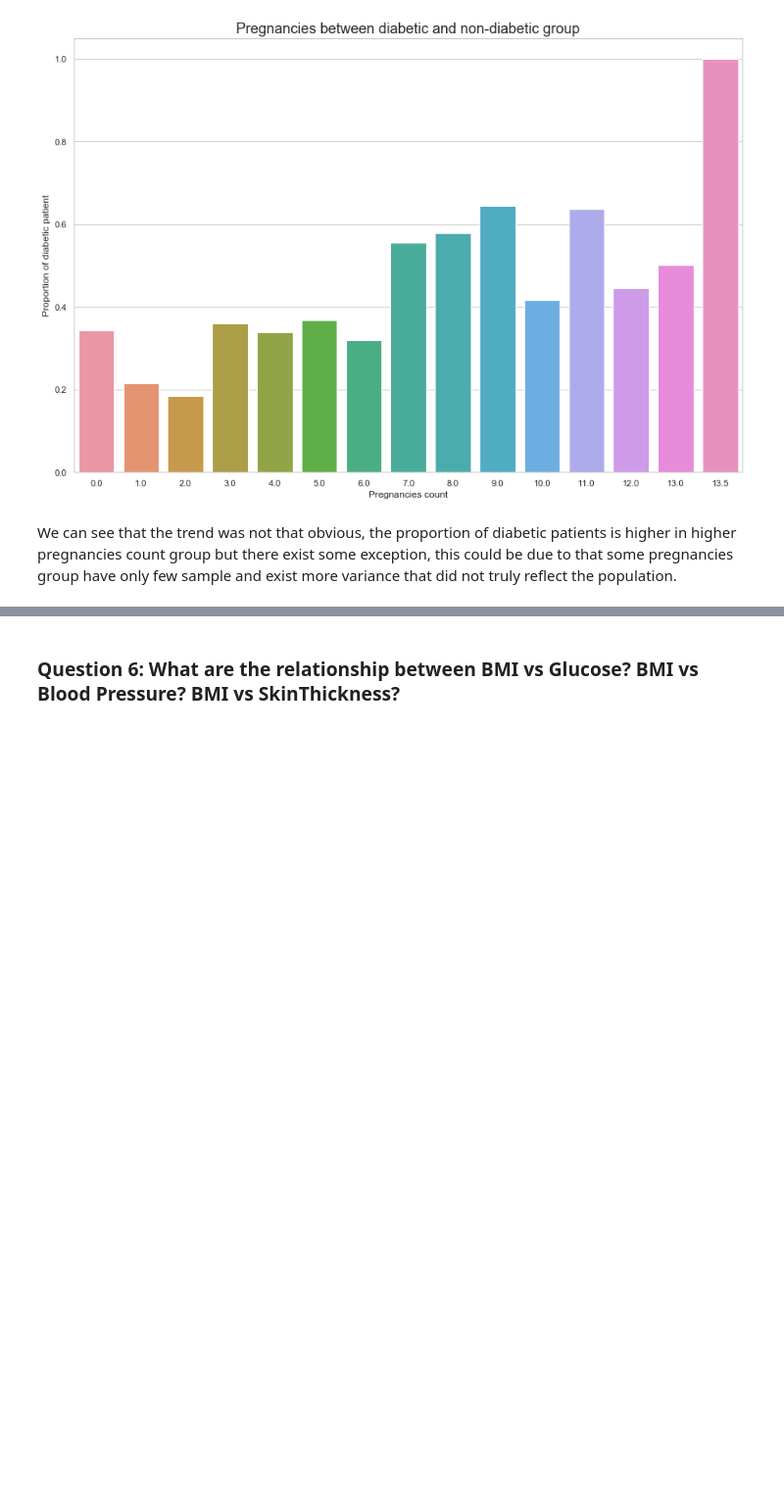
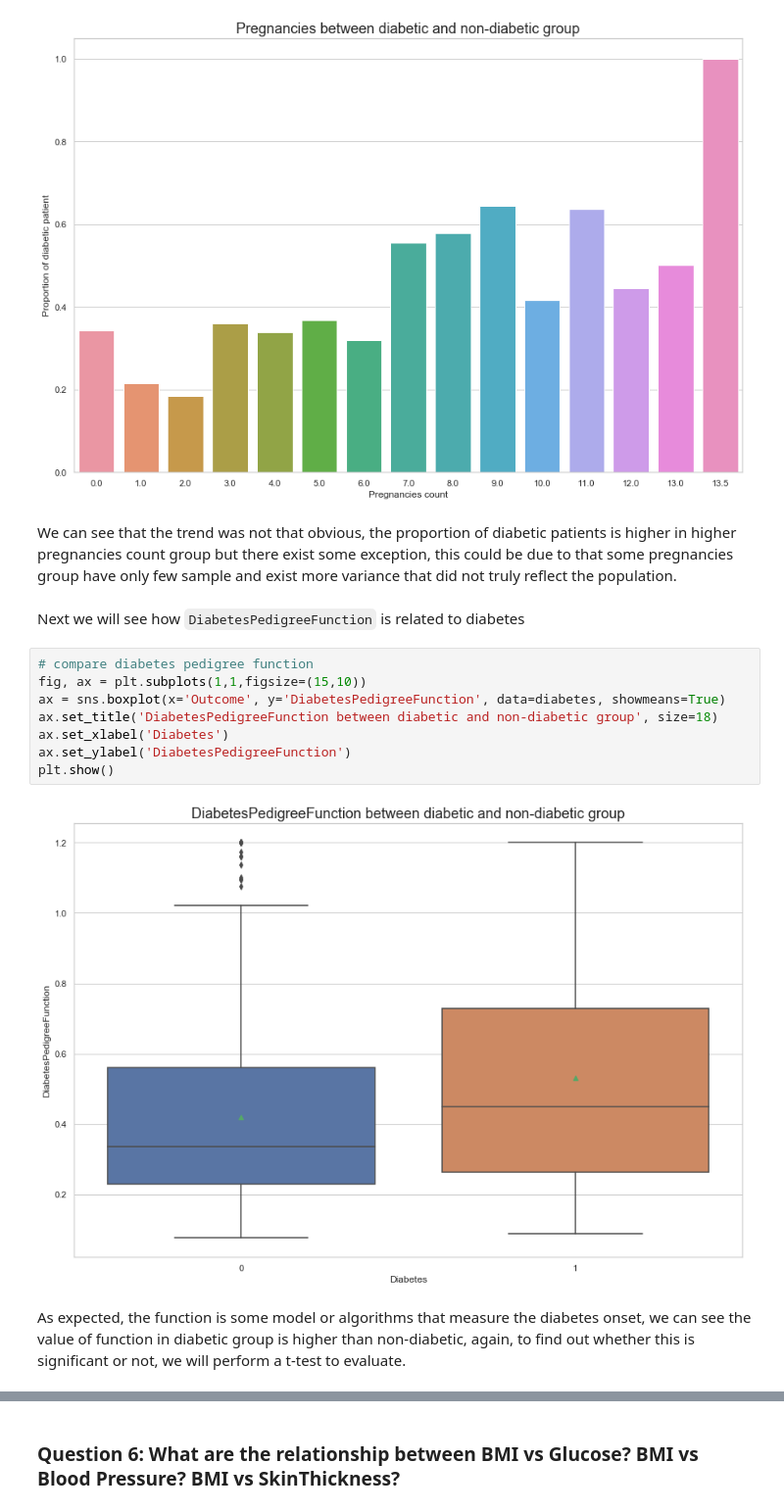
Before and after one commit to george1577/Thinkful_Data_Science, a Jupyter notebook: Capstone project/Capstone project 1/Exploratory Data Analysis/Exploratory_Data_Analysis.ipynb, the cells around one changed output, grey strips where cells are left out. Shown at 98% size. Cells and saved outputs as stored; diff of their text form; blank space fills up the shorter version.

```diff
--- a/Capstone project/Capstone project 1/Exploratory Data Analysis/Exploratory_Data_Analysis.ipynb
+++ b/Capstone project/Capstone project 1/Exploratory Data Analysis/Exploratory_Data_Analysis.ipynb
@@ -265,3 +313,17 @@ plt.show()
 [figure]
 # %% [markdown]
 We can see that the trend was not that obvious, the proportion of diabetic patients is higher in higher pregnancies count group but there exist some exception, this could be due to that some pregnancies group have only few sample and exist more variance that did not truly reflect the population.
+# %% [markdown]
+Next we will see how `DiabetesPedigreeFunction` is related to diabetes
+# %%
+# compare diabetes pedigree function
+fig, ax = plt.subplots(1,1,figsize=(15,10))
+ax = sns.boxplot(x='Outcome', y='DiabetesPedigreeFunction', data=diabetes, showmeans=True)
+ax.set_title('DiabetesPedigreeFunction between diabetic and non-diabetic group', size=18)
+ax.set_xlabel('Diabetes')
+ax.set_ylabel('DiabetesPedigreeFunction')
+plt.show()
+# %% [output]
+[figure, added]
+# %% [markdown]
+As expected, the function is some model or algorithms that measure the diabetes onset, we can see the value of function in diabetic group is higher than non-diabetic, again, to find out whether this is significant or not, we will perform a t-test to evaluate.
```
Also changed, not shown: parts of 20 cells of this notebook, 24 other files.
